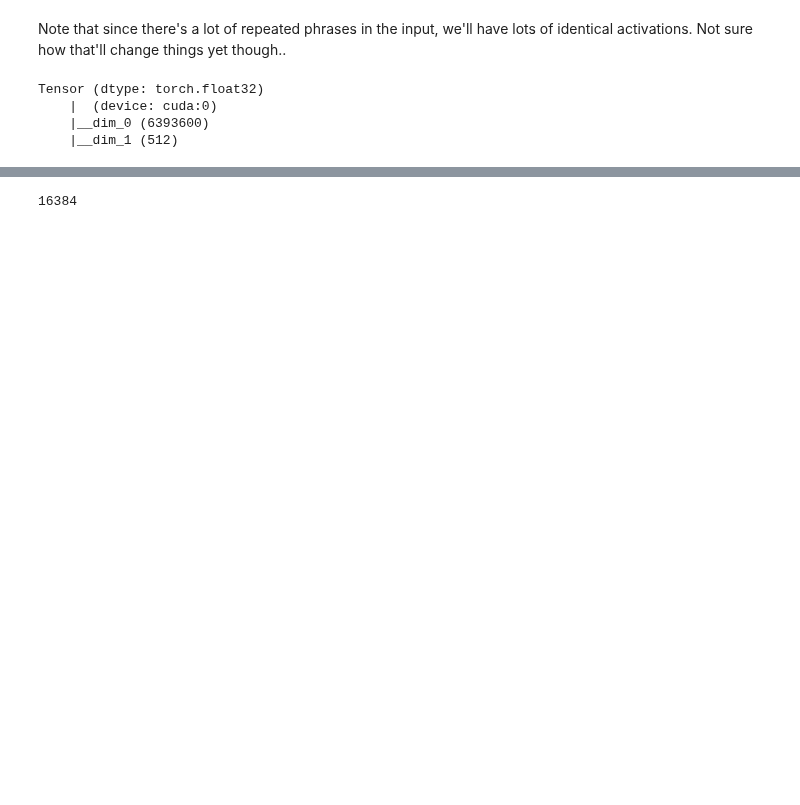
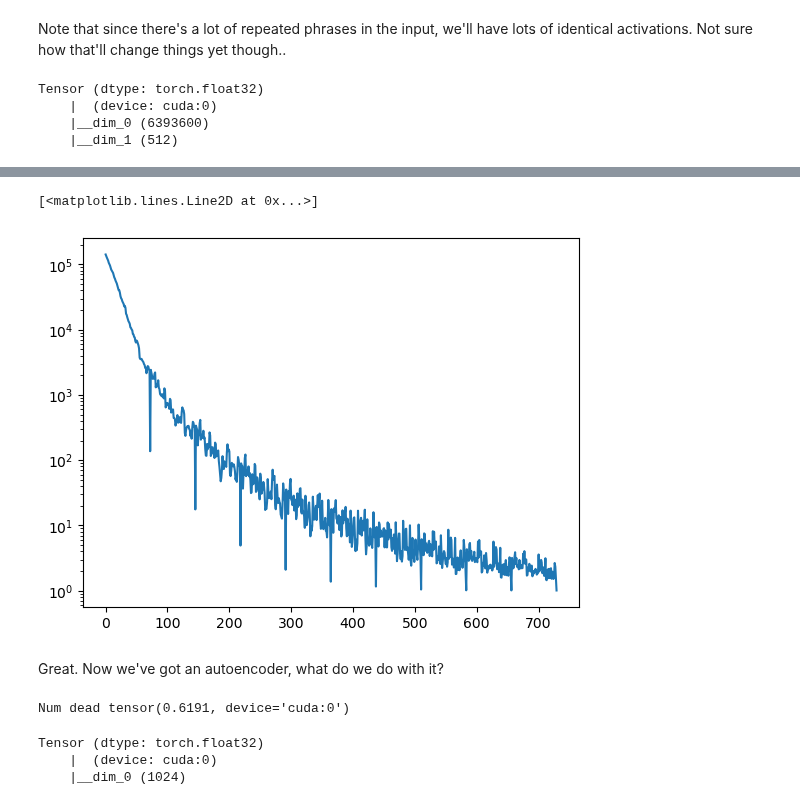
Before and after one commit to obayyub/Alphatoe, a Jupyter notebook: notebooks/231026_training_sparse_autoencoder_on_activations.ipynb, the cells around one changed output, grey strips where cells are left out. Drawn from its saved outputs; the diff is of its cells as text; code cells hidden in the pictures; blank space fills up the shorter version.

Commit message:
trained sparse autoencoder

```diff
--- a/notebooks/231026_training_sparse_autoencoder_on_activations.ipynb
+++ b/notebooks/231026_training_sparse_autoencoder_on_activations.ipynb
@@ -163,3 +163,5 @@ autoenc = models.SparseAutoEncoder(512, 1024).to("cuda")
 # %%
 loss_fn = torch.nn.functional.mse_loss
 optimizer = torch.optim.Adam(autoenc.parameters(), lr=1e-4, weight_decay=0)
+# %%
+act_data = torch.load("all_games_act_data.pt")
@@ -166,11 +175,13 @@ optimizer = torch.optim.Adam(autoenc.parameters(), lr=1e-4, weight_decay=0)
 # %%
 epochs = 10
 batch_size = 2**15
-lam = 1e-2
+lam = 1e-3
+losses = []
 for epoch in range(epochs):
     for batch in range(0, act_data.shape[0], batch_size):
-        reg, guess = autoenc(act_data[batch : batch + batch_size])
-        loss = loss_fn(guess, act_data[batch : batch + batch_size]) + lam * reg
+        dat = act_data[batch : batch + batch_size].to("cuda")
+        reg, guess = autoenc(dat)
+        loss = loss_fn(guess, dat) + lam * reg
         losses.append(interpretability.numpy(loss))
         optimizer.zero_grad()
         loss.backward()
@@ -179,4 +208,8 @@ for epoch in range(epochs):
-# %%
-2**14
-# %% [output]
-16384
+# %%
+plt.yscale("log")
+plt.plot(range(len(losses)), losses)
+# %% [output]
+[<matplotlib.lines.Line2D at 0x...>]
+[figure, added]
+# %% [markdown]
+Great. Now we've got an autoencoder, what do we do with it?
@@ -182,0 +236,10 @@ for epoch in range(epochs):
+# %%
+freqs = get_freqs(local_encoder=autoenc)
+# %% [output]
+Num dead tensor(0.6191, device='cuda:0')
+# %%
+tt(freqs)
+# %% [output]
+Tensor (dtype: torch.float32)
+    |  (device: cuda:0)
+    |__dim_0 (1024)
```
Also changed, not shown: parts of 19 cells of this notebook.
